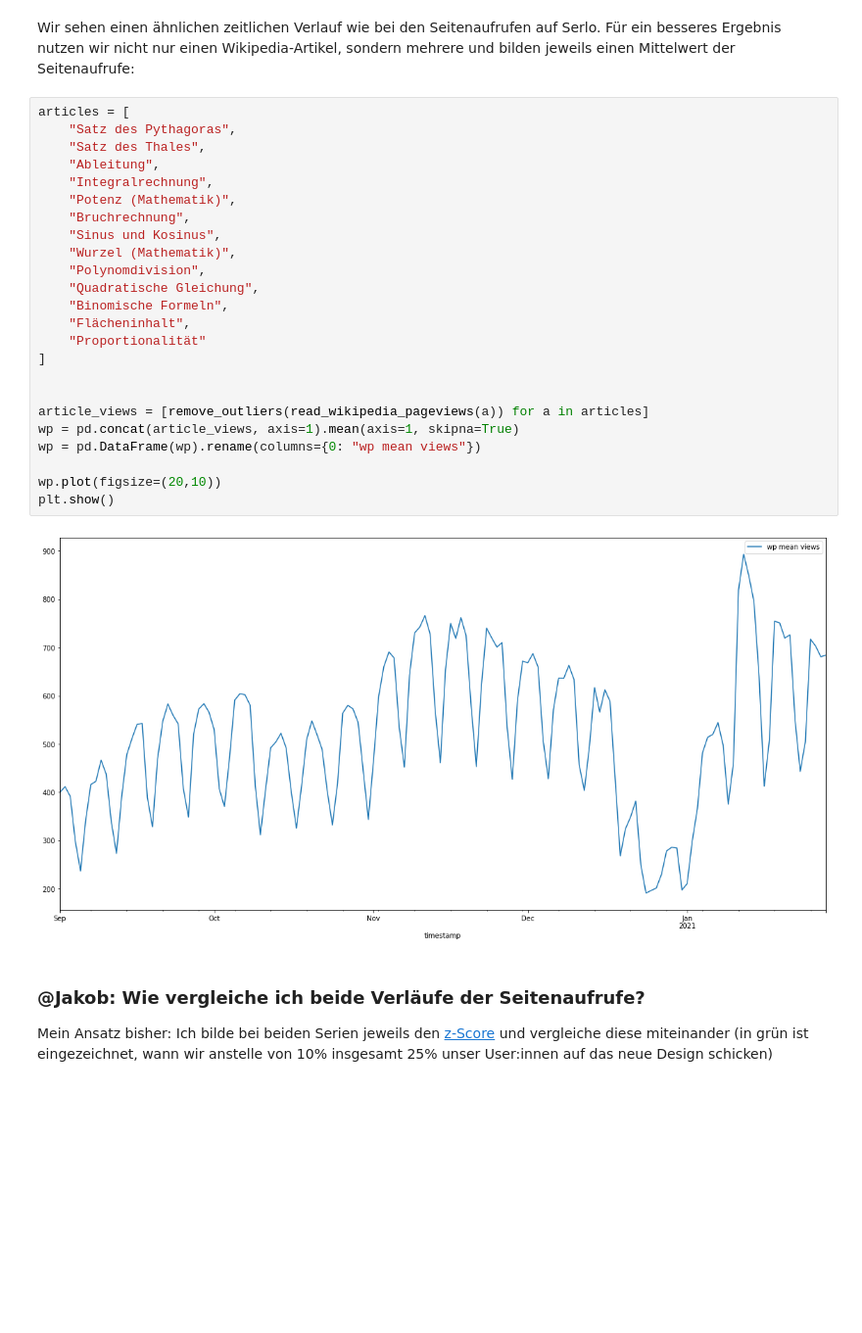
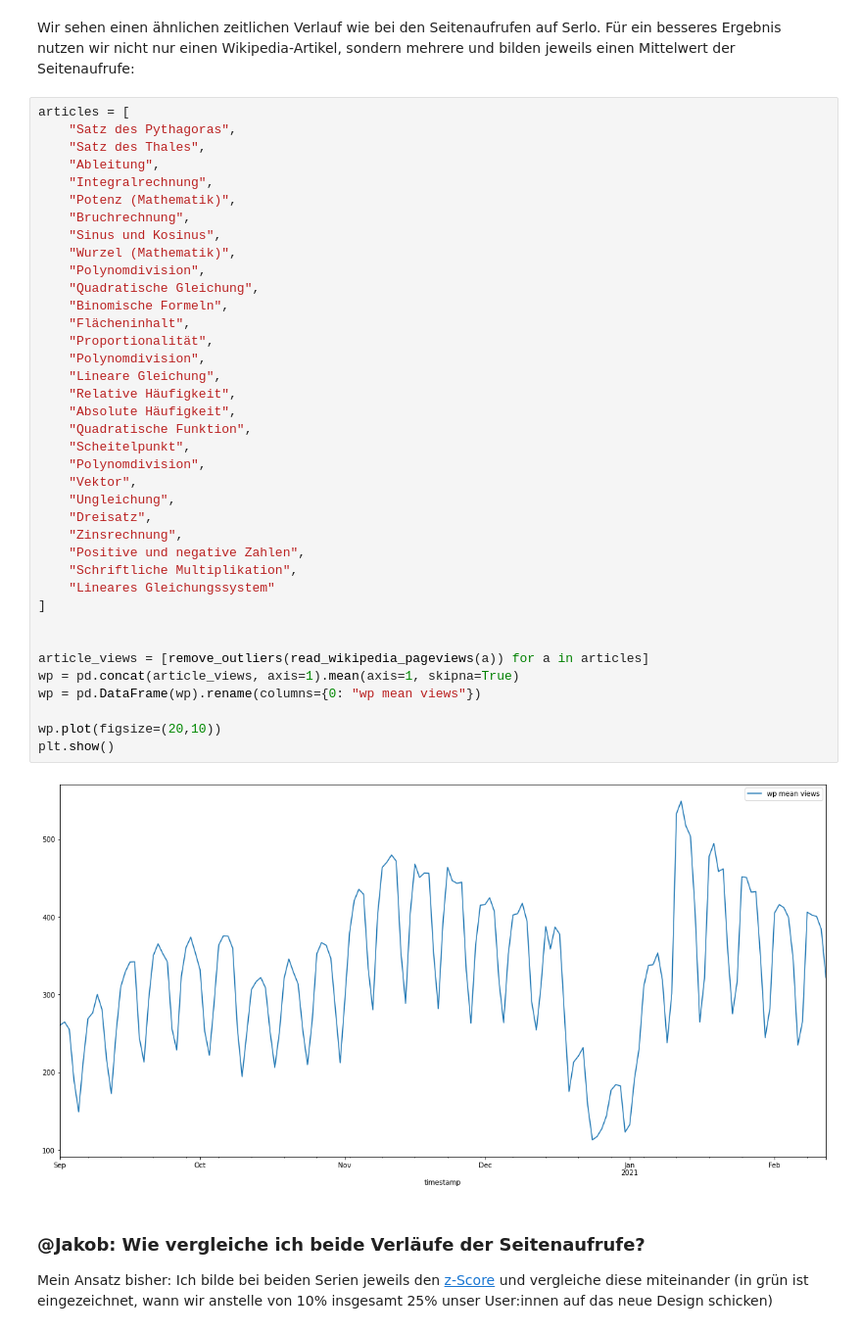
Before and after one commit to kulla/serlo-evaluations, a Jupyter notebook: Entwicklung der Seitenaufrufe bei Serlo.ipynb, the cells around one changed output. Shown at 98% size. Drawn from its saved outputs; the diff is of its cells as text; blank space fills up the shorter version.

```diff
--- a/Entwicklung der Seitenaufrufe bei Serlo.ipynb
+++ b/Entwicklung der Seitenaufrufe bei Serlo.ipynb
@@ -75,29 +76,43 @@ Wir sehen einen ähnlichen zeitlichen Verlauf wie bei den Seitenaufrufen auf Ser
 # %%
 articles = [
     "Satz des Pythagoras",
     "Satz des Thales",
     "Ableitung",
     "Integralrechnung",
     "Potenz (Mathematik)",
     "Bruchrechnung",
     "Sinus und Kosinus",
     "Wurzel (Mathematik)",
     "Polynomdivision",
     "Quadratische Gleichung",
     "Binomische Formeln",
     "Flächeninhalt",
-    "Proportionalität"
+    "Proportionalität",
+    "Polynomdivision",
+    "Lineare Gleichung",
+    "Relative Häufigkeit",
+    "Absolute Häufigkeit",
+    "Quadratische Funktion",
+    "Scheitelpunkt",
+    "Polynomdivision",
+    "Vektor",
+    "Ungleichung",
+    "Dreisatz",
+    "Zinsrechnung",
+    "Positive und negative Zahlen",
+    "Schriftliche Multiplikation",
+    "Lineares Gleichungssystem"
 ]
 
 
 article_views = [remove_outliers(read_wikipedia_pageviews(a)) for a in articles]
 wp = pd.concat(article_views, axis=1).mean(axis=1, skipna=True)
 wp = pd.DataFrame(wp).rename(columns={0: "wp mean views"})
 
 wp.plot(figsize=(20,10))
 plt.show()
 # %% [output]
-[figure, old version]
+[figure, new version]
 # %% [markdown]
 ### @Jakob: Wie vergleiche ich beide Verläufe der Seitenaufrufe?
 
```
Also changed, not shown: parts of 6 cells of this notebook.
